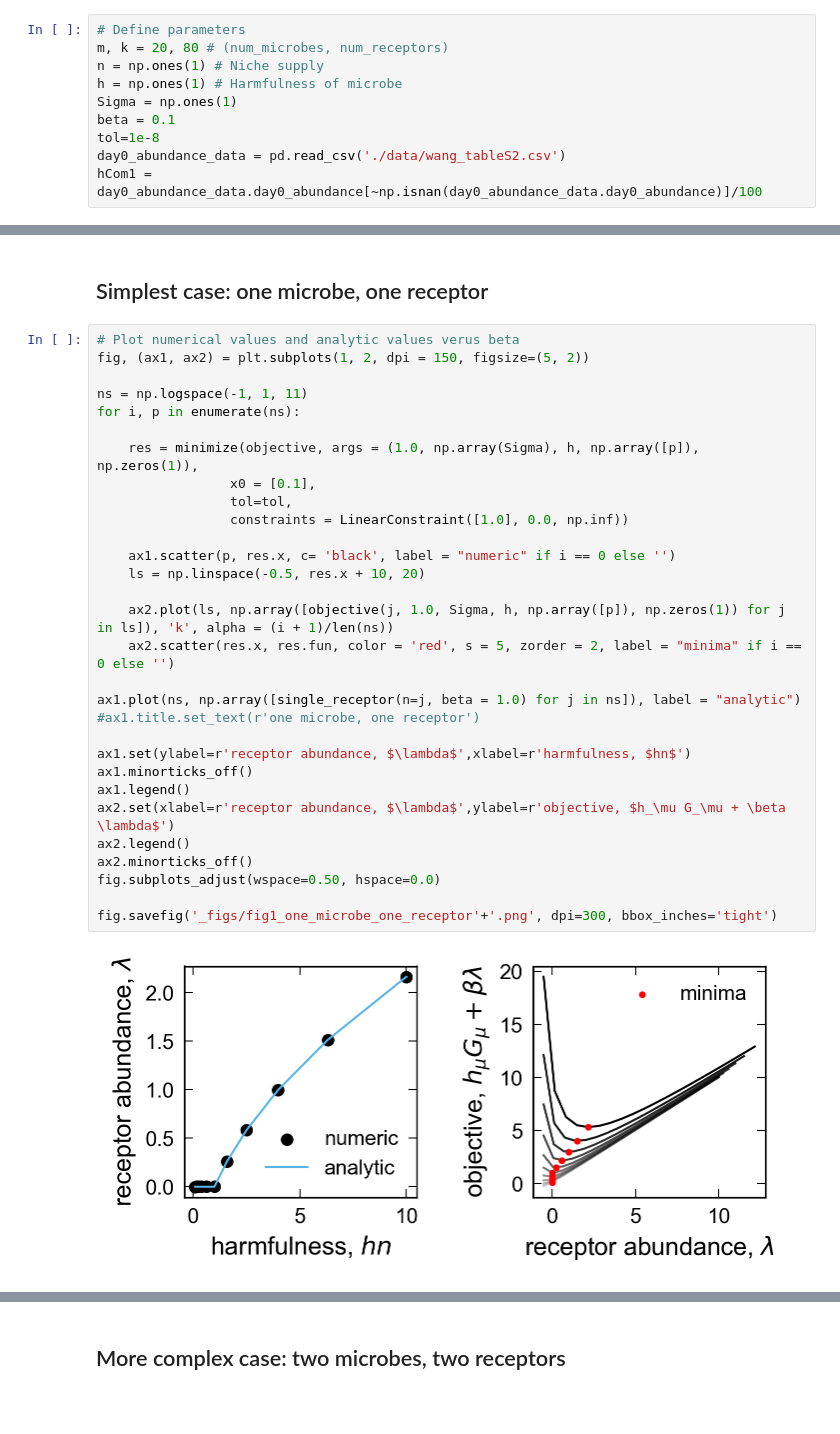
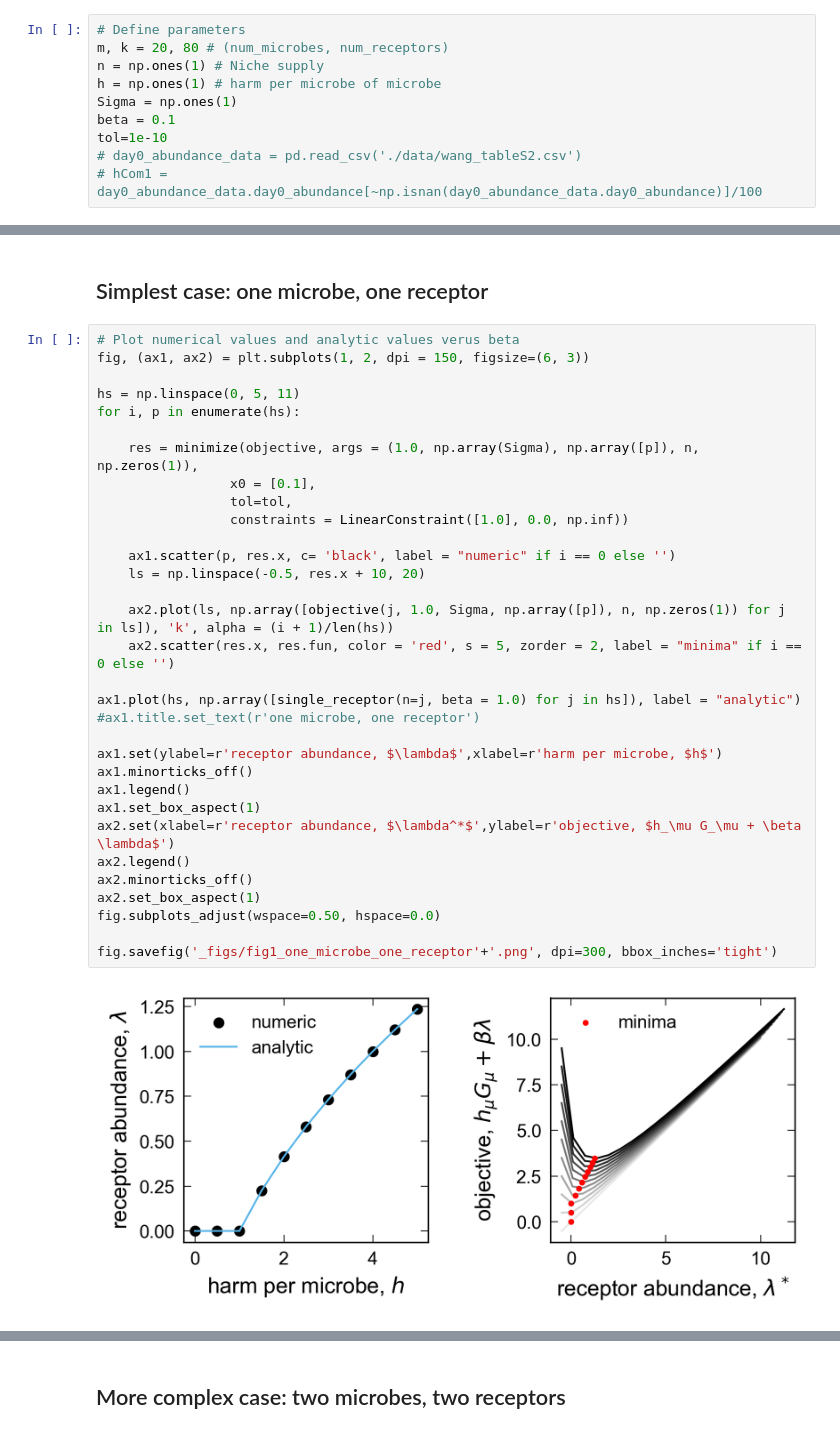
Before and after one commit to obinna-ukogu/gutimmune, a Jupyter notebook: explore-microbiome-genetic-structure.ipynb, the cells around one changed output, grey strips where cells are left out. Saved outputs shown, nothing was run; the diff lists cells and outputs as text; blank space fills up the shorter version.

```diff
--- a/explore-microbiome-genetic-structure.ipynb
+++ b/explore-microbiome-genetic-structure.ipynb
@@ -29,12 +29,12 @@ plt.style.use('/Users/ObinnaUkogu/Desktop/custom.mplstyle')
 # Define parameters
 m, k = 20, 80 # (num_microbes, num_receptors)
 n = np.ones(1) # Niche supply
-h = np.ones(1) # Harmfulness of microbe
+h = np.ones(1) # harm per microbe of microbe
 Sigma = np.ones(1)
 beta = 0.1
-tol=1e-8
-day0_abundance_data = pd.read_csv('./data/wang_tableS2.csv')
-hCom1 = day0_abundance_data.day0_abundance[~np.isnan(day0_abundance_data.day0_abundance)]/100
+tol=1e-10
+# day0_abundance_data = pd.read_csv('./data/wang_tableS2.csv')
+# hCom1 = day0_abundance_data.day0_abundance[~np.isnan(day0_abundance_data.day0_abundance)]/100
 # %%
 # Define functions
 def G(l, sigma = 1, n = n): # Microbe steady state population
@@ -60,34 +60,36 @@ def single_receptor(beta, sigma = 1, h = 1.0, n = 1.0):
 ## Simplest case: one microbe, one receptor
 # %%
 # Plot numerical values and analytic values verus beta
-fig, (ax1, ax2) = plt.subplots(1, 2, dpi = 150, figsize=(5, 2))
+fig, (ax1, ax2) = plt.subplots(1, 2, dpi = 150, figsize=(6, 3))
 
-ns = np.logspace(-1, 1, 11)
-for i, p in enumerate(ns):
+hs = np.linspace(0, 5, 11)
+for i, p in enumerate(hs):
 
-    res = minimize(objective, args = (1.0, np.array(Sigma), h, np.array([p]), np.zeros(1)),
+    res = minimize(objective, args = (1.0, np.array(Sigma), np.array([p]), n, np.zeros(1)),
                  x0 = [0.1],
                  tol=tol,
                  constraints = LinearConstraint([1.0], 0.0, np.inf))
 
     ax1.scatter(p, res.x, c= 'black', label = "numeric" if i == 0 else '')
     ls = np.linspace(-0.5, res.x + 10, 20)
 
-    ax2.plot(ls, np.array([objective(j, 1.0, Sigma, h, np.array([p]), np.zeros(1)) for j in ls]), 'k', alpha = (i + 1)/len(ns))
+    ax2.plot(ls, np.array([objective(j, 1.0, Sigma, np.array([p]), n, np.zeros(1)) for j in ls]), 'k', alpha = (i + 1)/len(hs))
     ax2.scatter(res.x, res.fun, color = 'red', s = 5, zorder = 2, label = "minima" if i == 0 else '')
 
-ax1.plot(ns, np.array([single_receptor(n=j, beta = 1.0) for j in ns]), label = "analytic")
+ax1.plot(hs, np.array([single_receptor(n=j, beta = 1.0) for j in hs]), label = "analytic")
 #ax1.title.set_text(r'one microbe, one receptor')
 
-ax1.set(ylabel=r'receptor abundance, $\lambda$',xlabel=r'harmfulness, $hn$')
+ax1.set(ylabel=r'receptor abundance, $\lambda$',xlabel=r'harm per microbe, $h$')
 ax1.minorticks_off()
 ax1.legend()
-ax2.set(xlabel=r'receptor abundance, $\lambda$',ylabel=r'objective, $h_\mu G_\mu + \beta \lambda$')
+ax1.set_box_aspect(1)
+ax2.set(xlabel=r'receptor abundance, $\lambda^*$',ylabel=r'objective, $h_\mu G_\mu + \beta \lambda$')
 ax2.legend()
 ax2.minorticks_off()
+ax2.set_box_aspect(1)
 fig.subplots_adjust(wspace=0.50, hspace=0.0)
 
 fig.savefig('_figs/fig1_one_microbe_one_receptor'+'.png', dpi=300, bbox_inches='tight')
 # %% [output]
-[figure, old version]
+[figure, new version]
 # %%
```
Also changed, not shown: parts of 3 cells of this notebook, 9 other files.
